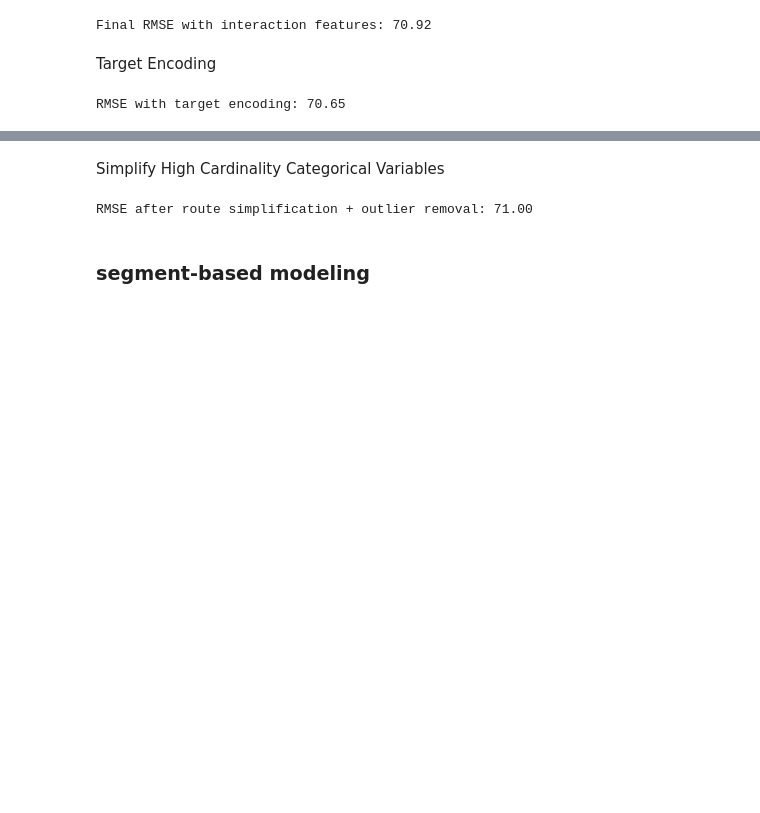
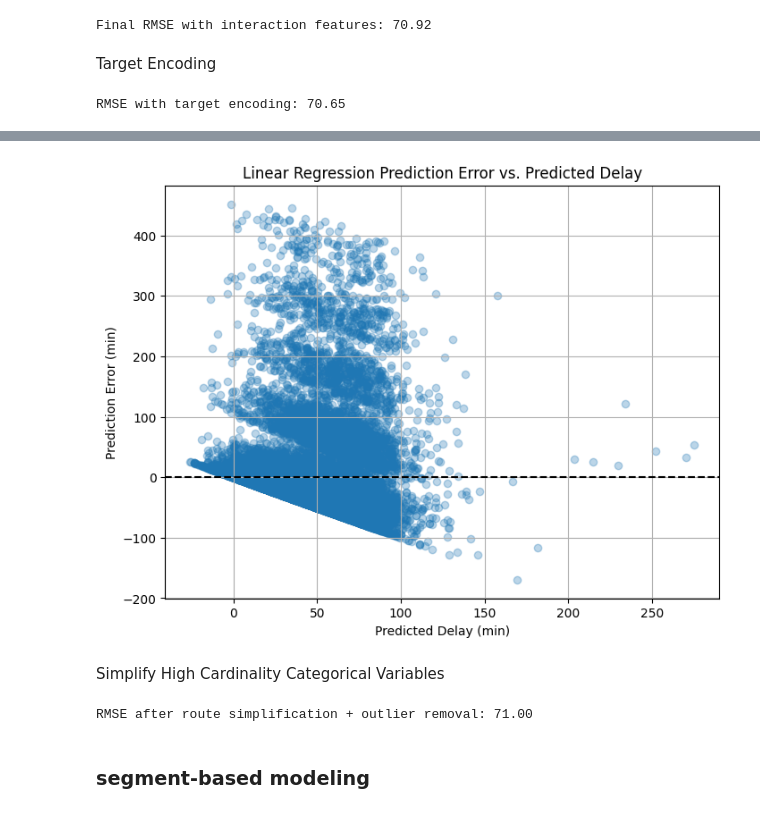
Before and after one commit to nsabri/flight-delay-project, a Jupyter notebook: fdp_linreg29_3.ipynb, the cells around one changed output, grey strips where cells are left out. Drawn from its saved outputs; the diff is of its cells as text; code cells hidden in the pictures; blank space fills up the shorter version.

```diff
--- a/fdp_linreg29_3.ipynb
+++ b/fdp_linreg29_3.ipynb
@@ -417,3 +428,17 @@ RMSE with target encoding: 70.65
+# %%
+# 2. Prediction Error vs. Predicted Delay
+errors = y_test - y_pred
+
+plt.figure(figsize=(8, 6))
+plt.scatter(y_pred, errors, alpha=0.3)
+plt.axhline(0, color="black", linestyle="--")
+plt.xlabel("Predicted Delay (min)")
+plt.ylabel("Prediction Error (min)")
+plt.title("Linear Regression Prediction Error vs. Predicted Delay")
+plt.grid(True)
+plt.show()
+# %% [output]
+[figure, added]
 # %% [markdown]
 Simplify High Cardinality Categorical Variables
 # %%
```
Also changed, not shown: parts of 1 cell of this notebook.
